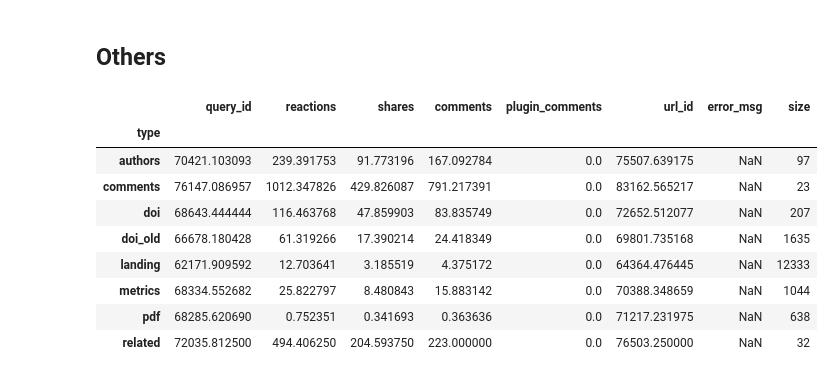
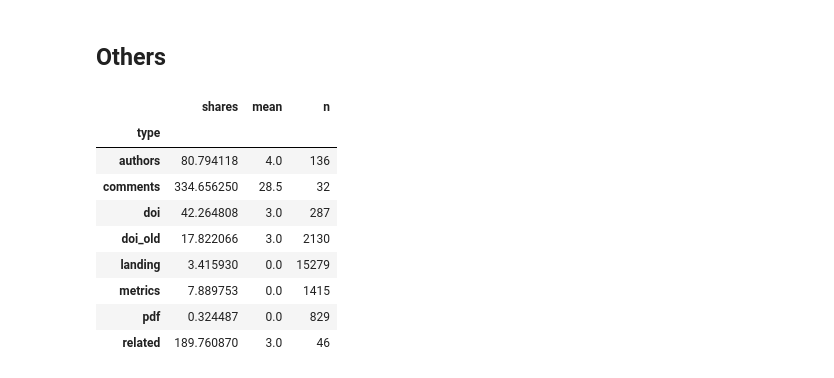
Before and after one commit to ScholCommLab/fhe-plos-data-collection, a Jupyter notebook: code/analysis.ipynb, the cells around one changed output. Cells and saved outputs as stored; diff of their text form; code cells hidden in the pictures.

```diff
--- a/code/analysis.ipynb
+++ b/code/analysis.ipynb
@@ -10,3 +3,22 @@ from matplotlib_venn import venn2, venn3
+# %%
+import json
+
+import matplotlib.pyplot as plt
+import numpy as np
+import pandas as pd
+import seaborn as sns
+from matplotlib_venn import venn2, venn3
+
+try:
+    # for notebook
+    get_ipython
+    from tqdm._tqdm_notebook import tqdm_notebook as tqdm
+except:
+    # for commandline
+    from tqdm import tqdm
+tqdm.pandas()
+
+pd.set_option("display.precision", 2)
 # %%
 sns.set_style("darkgrid")
 # %%
@@ -19,4 +33,4 @@ altmetric_csv = "../data/altmetric.csv"
 articles = pd.read_csv(input_csv, index_col="doi", parse_dates=['publication_date'])
 urls = pd.read_csv(urls_csv, index_col="url_id", parse_dates=['added_on'])
 queries = pd.read_csv(query_csv, index_col="query_id", parse_dates=['queried_at'])
-og_objects = pd.read_csv(og_csv, index_col="og_id", parse_dates=['og_updated_time', 'received_at'])
+og_objects = pd.read_csv(og_csv, parse_dates=['og_updated_time', 'received_at'])
@@ -165,17 +284,18 @@ sns.stripplot(x="source", y="value", data=pdf, jitter=True, alpha=.25)
 # %% [markdown]
 ## Others
 # %%
-a = c.reset_index().groupby(["type", "og_id"]).mean().groupby(["type"]).mean()
-a['size'] = c.reset_index().groupby(["type", "og_id"]).mean().groupby(["type"]).size()
+a = c.reset_index().groupby(["type", "og_id"])[['shares']].first().groupby(["type"]).mean()
+a['mean'] = c.reset_index().groupby(["type", "og_id"])['shares'].first().groupby(["type"]).median()
+a['n'] = c.reset_index().groupby(["type", "og_id"]).first().groupby(["type"]).size()
 a
 # %% [output]
-|  | query_id | reactions | shares | comments | plugin_comments | url_id | error_msg | size |
-| type |  |  |  |  |  |  |  |  |
-| authors | 70421.103093 | 239.391753 | 91.773196 | 167.092784 | 0.0 | 75507.639175 | NaN | 97 |
-| comments | 76147.086957 | 1012.347826 | 429.826087 | 791.217391 | 0.0 | 83162.565217 | NaN | 23 |
-| doi | 68643.444444 | 116.463768 | 47.859903 | 83.835749 | 0.0 | 72652.512077 | NaN | 207 |
-| doi_old | 66678.180428 | 61.319266 | 17.390214 | 24.418349 | 0.0 | 69801.735168 | NaN | 1635 |
-| landing | 62171.909592 | 12.703641 | 3.185519 | 4.375172 | 0.0 | 64364.476445 | NaN | 12333 |
-| metrics | 68334.552682 | 25.822797 | 8.480843 | 15.883142 | 0.0 | 70388.348659 | NaN | 1044 |
-| pdf | 68285.620690 | 0.752351 | 0.341693 | 0.363636 | 0.0 | 71217.231975 | NaN | 638 |
-| related | 72035.812500 | 494.406250 | 204.593750 | 223.000000 | 0.0 | 76503.250000 | NaN | 32 |
+|  | shares | mean | n |
+| type |  |  |  |
+| authors | 80.794118 | 4.0 | 136 |
+| comments | 334.656250 | 28.5 | 32 |
+| doi | 42.264808 | 3.0 | 287 |
+| doi_old | 17.822066 | 3.0 | 2130 |
+| landing | 3.415930 | 0.0 | 15279 |
+| metrics | 7.889753 | 0.0 | 1415 |
+| pdf | 0.324487 | 0.0 | 829 |
+| related | 189.760870 | 3.0 | 46 |
```
Also changed, not shown: parts of 39 cells of this notebook.
